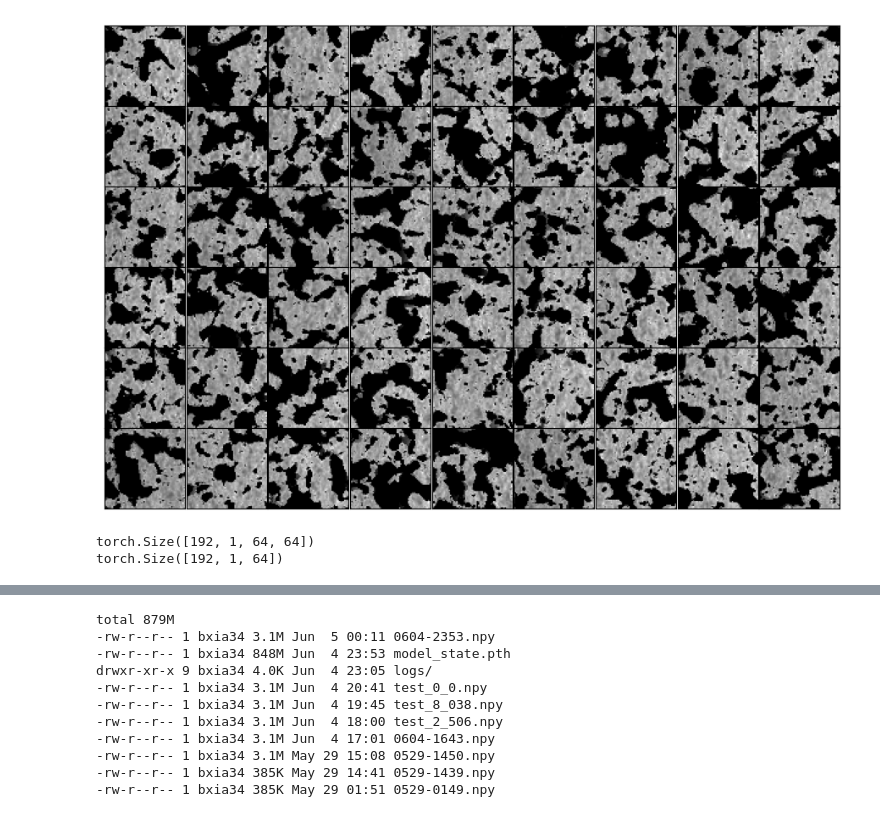
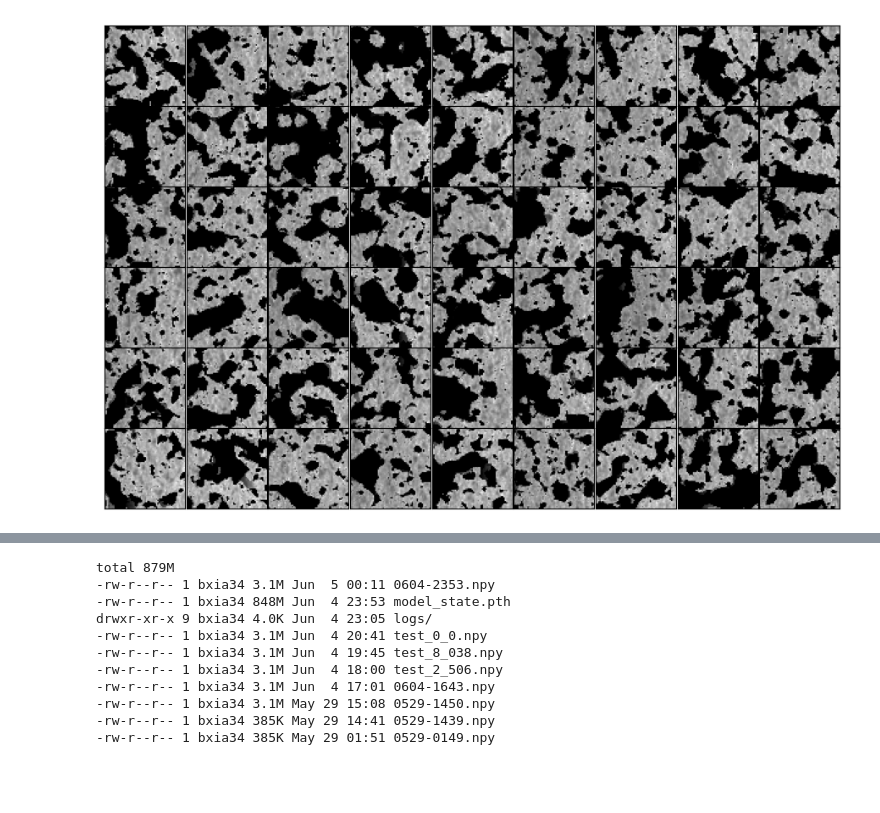
Before and after one commit to Xsmos/ml21cm, a Jupyter notebook: quantify_results.ipynb, the cells around one changed output, grey strips where cells are left out. Cells and saved outputs as stored; diff of their text form; code cells hidden in the pictures; blank space fills up the shorter version.

```diff
--- a/quantify_results.ipynb
+++ b/quantify_results.ipynb
@@ -14,2 +14,0 @@ True
-# %%
-dataset = Dataset4h5('/storage/home/hcoda1/3/bxia34/scratch/LEN128-DIM64-CUB8-4.4-131.341.h5', num_image=192, num_redshift=64, HII_DIM=64, rescale=False, dim=2)
@@ -26,5 +14,0 @@ params rescaled to [4.4, 131.341]
-# %%
-with h5py.File("/storage/home/hcoda1/3/bxia34/scratch/LEN128-DIM64-CUB8-5.6-19.037.h5") as f:
-    print(f.keys())
-    print(f['redshifts_distances'])
-    los = f['redshifts_distances'][:,-dataset.num_redshift:]
@@ -55,0 +15,21 @@ tensor(41.8429)
+# %%
+def load_h5_as_tensor(dir_name='/storage/home/hcoda1/3/bxia34/scratch/LEN128-DIM64-CUB8-4.4-131.341.h5'):
+    dataset = Dataset4h5(dir_name, num_image=192, num_redshift=64, HII_DIM=64, rescale=False, dim=2)
+
+    with h5py.File(dir_name) as f:
+        print(f.keys())
+        print(f['redshifts_distances'])
+        los = f['redshifts_distances'][:,-dataset.num_redshift:]
+
+    dataloader = DataLoader(dataset, batch_size=192)
+
+    x, c = next(iter(dataloader))
+    print("x.shape =", x.shape)
+    print("c.shape =", c.shape)
+    print("x.min() =", x.min())
+    print("x.max() =", x.max())
+    return x, c, los
+# %%
+x0208, c0208, los = load_h5_as_tensor('/storage/home/hcoda1/3/bxia34/scratch/LEN128-DIM64-CUB8-4.4-131.341.h5')
+x0802, c0802, los = load_h5_as_tensor('/storage/home/hcoda1/3/bxia34/scratch/LEN128-DIM64-CUB8-5.6-19.037.h5')
+x0000, c0000, los = load_h5_as_tensor('/storage/home/hcoda1/3/bxia34/scratch/LEN128-DIM64-CUB8.h5')
@@ -56,36 +54,24 @@ tensor(41.8429)
 # %%
 # for i in range(len(x)):
 #     plt.imshow(x[i,0,:,0,:])
 #     plt.show()
 # row = 4
 # col = 6
 # samples = x[:,:,:,0,:]
-def plot(samples, row=6, col=9):
+def plot_grid(samples, row=6, col=9):
     plt.figure(figsize = (9,6))
     for i in range(54):
         plt.subplot(row,col,i+1)
         plt.imshow(samples[i,0,:,:], cmap='gray')#, vmin=-1, vmax=1)
         plt.xticks([])
         plt.yticks([])
         # plt.show()
     # plt.suptitle('simulations')
     plt.tight_layout()
     plt.subplots_adjust(wspace=0, hspace=0)
     plt.show()
 
-plot(x[:,:,:,:])
+plot_grid(x0208[:,:,:,:])
 # %% [output]
-[figure, old version]
+[figure, new version]
-# %%
-print(x.shape)
-Tb = torch.mean(x, axis=2)
-print(Tb.shape)
-# Tb = torch.mean(Tb, axis=2)
-# print(Tb.shape)
-# print(Tb.shape)
-# print(Tb[:,0,:].shape)
-# print(Tb[:10, 0, :].shape)
-# %% [output]
-torch.Size([192, 1, 64, 64])
-torch.Size([192, 1, 64])
 # %%
```
Also changed, not shown: parts of 28 cells of this notebook.
